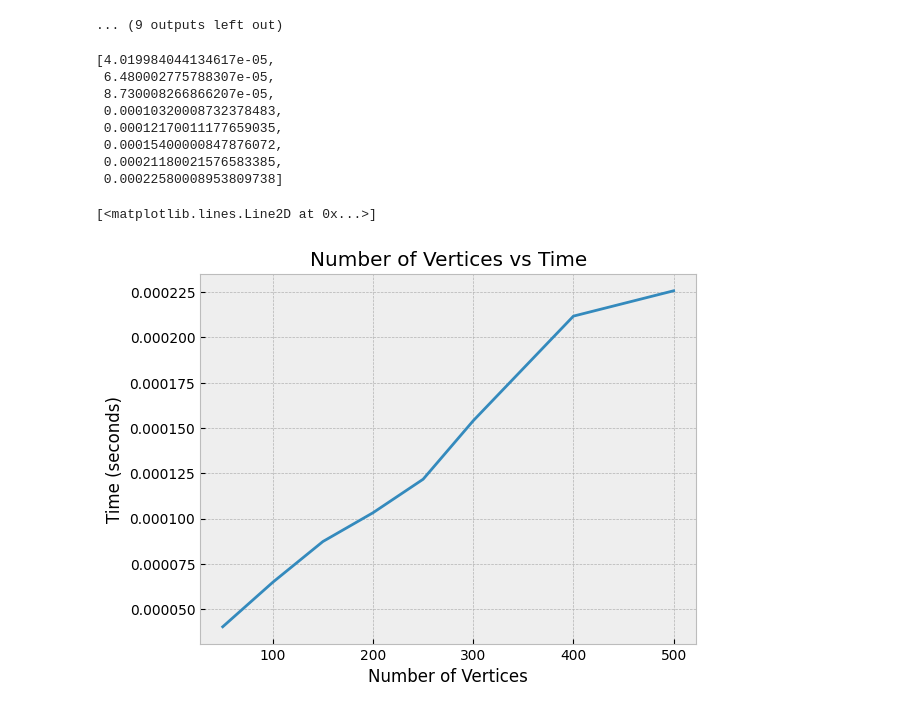
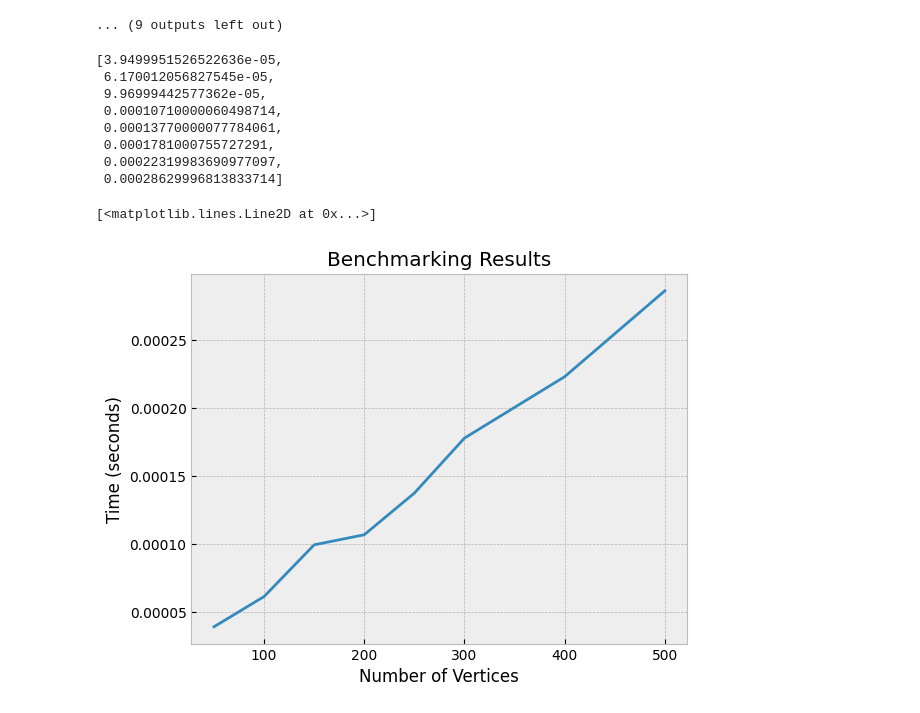
Before and after one commit to ANUPRANAY/CSC-3310-Homework1, a Jupyter notebook: homework1.ipynb, the cells around one changed output. Cells and saved outputs as stored; diff of their text form; code cells hidden in the pictures.

Commit message:
Re-trialed results.

```diff
--- a/homework1.ipynb
+++ b/homework1.ipynb
@@ -133,28 +133,28 @@ def generate_polygon_points(n):
 # %%
 # test points:
 p_50 = generate_polygon_points(50)
-qp_50 = (random.randint(0,100), random.randint(0,100))
+qp_50 = (random.randint(0,50), random.randint(0,50))
 
 p_100 = generate_polygon_points(100)
 qp_100 = (random.randint(0,100), random.randint(0,100))
 
 p_150 = generate_polygon_points(150)
-qp_150 = (random.randint(0,100), random.randint(0,100))
+qp_150 = (random.randint(0,150), random.randint(0,150))
 
 p_200 = generate_polygon_points(200)
-qp_200 = (random.randint(0,100), random.randint(0,100))
+qp_200 = (random.randint(0,200), random.randint(0,200))
 
 p_250 = generate_polygon_points(250)
-qp_250 = (random.randint(0,100), random.randint(0,100))
+qp_250 = (random.randint(0,250), random.randint(0,250))
 
 p_300 = generate_polygon_points(300)
-qp_300 = (random.randint(0,100), random.randint(0,100))
+qp_300 = (random.randint(0,300), random.randint(0,300))
 
 p_400 = generate_polygon_points(400)
-qp_400 = (random.randint(0,100), random.randint(0,100))
+qp_400 = (random.randint(0,400), random.randint(0,400))
 
 p_500 = generate_polygon_points(500)
-qp_500 = (random.randint(0,100), random.randint(0,100))
+qp_500 = (random.randint(0,500), random.randint(0,500))
 
 
 pg_points = [p_50, p_100, p_150, p_200, p_250, p_300, p_400, p_500]
@@ -167,11 +167,11 @@ for pg, q in zip(pg_points, q_points):
 # %%
 times
 # %% [output]
-[4.019984044134617e-05,
- 6.480002775788307e-05,
- 8.730008266866207e-05,
- 0.00010320008732378483,
- 0.00012170011177659035,
- 0.00015400000847876072,
- 0.00021180021576583385,
- 0.00022580008953809738]
+[3.9499951526522636e-05,
+ 6.170012056827545e-05,
+ 9.96999442577362e-05,
+ 0.00010710000060498714,
+ 0.00013770000077784061,
+ 0.0001781000755727291,
+ 0.00022319983690977097,
+ 0.00028629996813833714]
@@ -178,8 +188,8 @@ times
 # %%
-plt.title("Number of Vertices vs Time")
+plt.title("Benchmarking Results")
 plt.xlabel('Number of Vertices')
 plt.ylabel('Time (seconds)')
 plt.plot(num_points, times)
 # %% [output]
 [<matplotlib.lines.Line2D at 0x...>]
-[figure, old version]
+[figure, new version]
```
Also changed, not shown: parts of 1 cell of this notebook.
